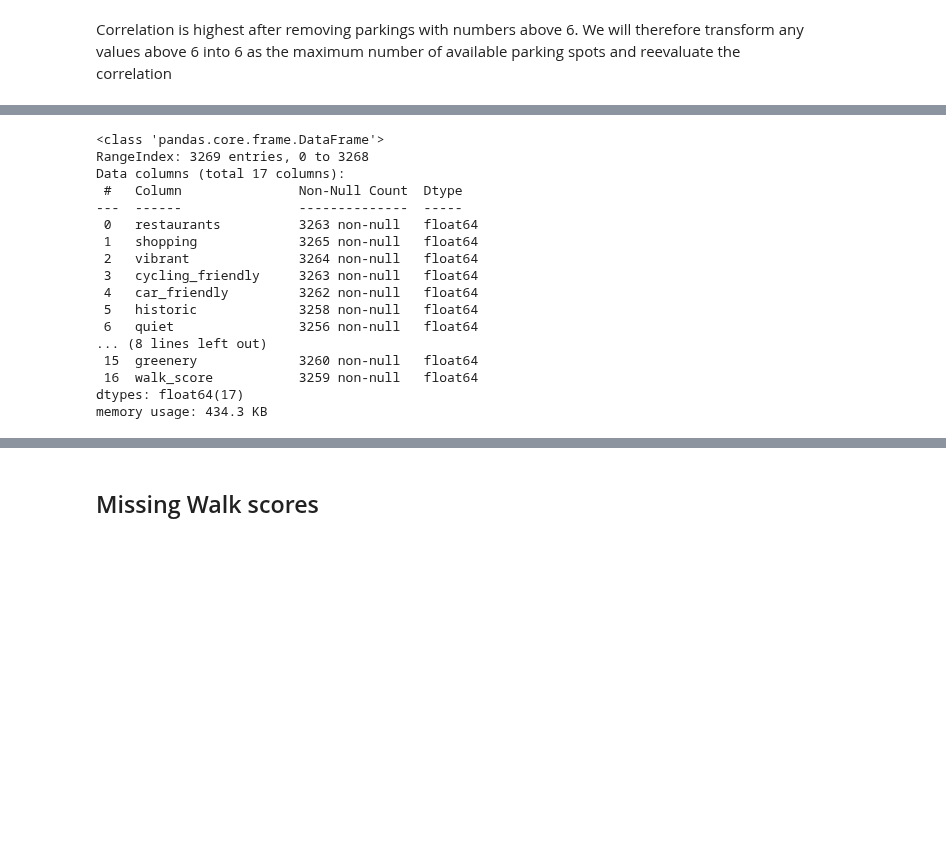
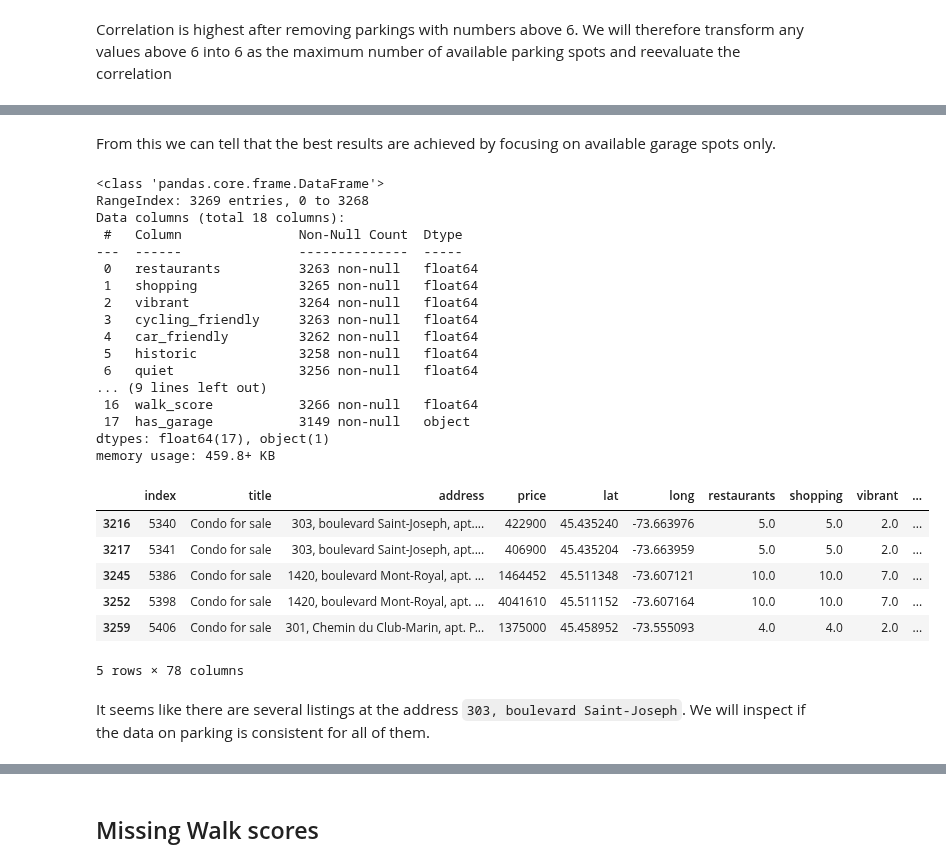
Before and after one commit to Jahnic/Data-Science, a Jupyter notebook: RealEstate/wrangle.ipynb, the cells around one changed output, grey strips where cells are left out. Saved outputs shown, nothing was run; the diff lists cells and outputs as text; code cells hidden in the pictures; blank space fills up the shorter version.

```diff
--- a/RealEstate/wrangle.ipynb
+++ b/RealEstate/wrangle.ipynb
@@ -1327,0 +1350,4 @@ The correlation is slim but we will keep it for now.
+# %%
+# Boolean has parking feature
+parking_and_price["has_parking"] = parking_and_price.n_parking.apply(lambda row: row != 0)
+parking_and_price.corr(method='spearman')[['price']]
@@ -1327,0 +1361,4 @@ The correlation is slim but we will keep it for now.
+# %%
+has_garage = condos["parking_(total)"].apply(lambda row: "Garage" in str(row)) # convert np.nan to string
+parking_and_price["has_garage"] = has_garage
+parking_and_price.corr(method='spearman')[['price']]
@@ -1328,5 +1371,7 @@ The correlation is slim but we will keep it for now.
+# %% [markdown]
+From this we can tell that the best results are achieved by focusing on available garage spots only.
 # %%
-condos.n_parking = parking_and_price["parking_(total)"]
+condos["has_garage"] = parking_and_price["has_garage"]
 condos.drop("parking_(total)", axis=1, inplace=True)
 
 # Slice containing 1+ missing values
@@ -1334,7 +1379,7 @@ condos.loc[:, condos.notnull().sum() < 3269].info()
 # %% [output]
 <class 'pandas.core.frame.DataFrame'>
 RangeIndex: 3269 entries, 0 to 3268
-Data columns (total 17 columns):
+Data columns (total 18 columns):
  #   Column               Non-Null Count  Dtype
 ---  ------               --------------  -----
  0   restaurants          3263 non-null   float64
@@ -1344,8 +1389,21 @@ Data columns (total 17 columns):
  4   car_friendly         3262 non-null   float64
  5   historic             3258 non-null   float64
  6   quiet                3256 non-null   float64
-... (8 lines left out)
- 15  greenery             3260 non-null   float64
- 16  walk_score           3259 non-null   float64
-dtypes: float64(17)
-memory usage: 434.3 KB
+... (9 lines left out)
+ 16  walk_score           3266 non-null   float64
+ 17  has_garage           3149 non-null   object
+dtypes: float64(17), object(1)
+memory usage: 459.8+ KB
+# %%
+# Missing parking data
+condos[condos.has_garage.isnull()].tail()
+# %% [output]
+|  | index | title | address | price | lat | long | restaurants | shopping | vibrant | ... |
+| 3216 | 5340 | Condo for sale | 303, boulevard Saint-Joseph, apt.... | 422900 | 45.435240 | -73.663976 | 5.0 | 5.0 | 2.0 | ... |
+| 3217 | 5341 | Condo for sale | 303, boulevard Saint-Joseph, apt.... | 406900 | 45.435204 | -73.663959 | 5.0 | 5.0 | 2.0 | ... |
+| 3245 | 5386 | Condo for sale | 1420, boulevard Mont-Royal, apt. ... | 1464452 | 45.511348 | -73.607121 | 10.0 | 10.0 | 7.0 | ... |
+| 3252 | 5398 | Condo for sale | 1420, boulevard Mont-Royal, apt. ... | 4041610 | 45.511152 | -73.607164 | 10.0 | 10.0 | 7.0 | ... |
+| 3259 | 5406 | Condo for sale | 301, Chemin du Club-Marin, apt. P... | 1375000 | 45.458952 | -73.555093 | 4.0 | 4.0 | 2.0 | ... |
+5 rows × 78 columns
+# %% [markdown]
+It seems like there are several listings at the address `303, boulevard Saint-Joseph`. We will inspect if the data on parking is consistent for all of them.
```
Also changed, not shown: parts of 27 cells of this notebook.
